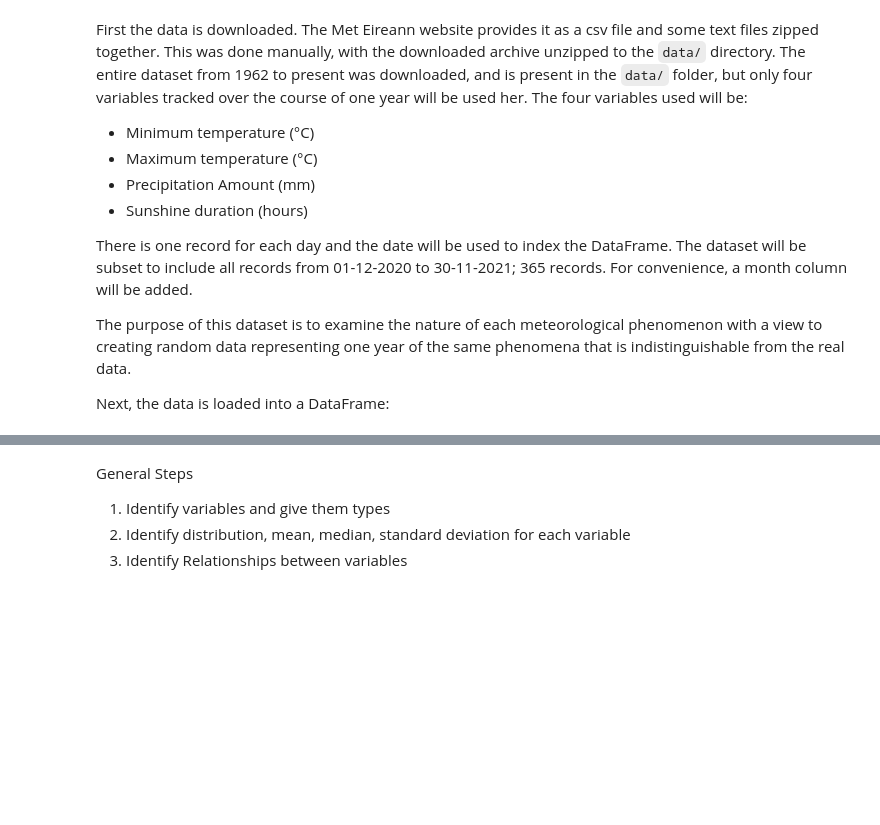
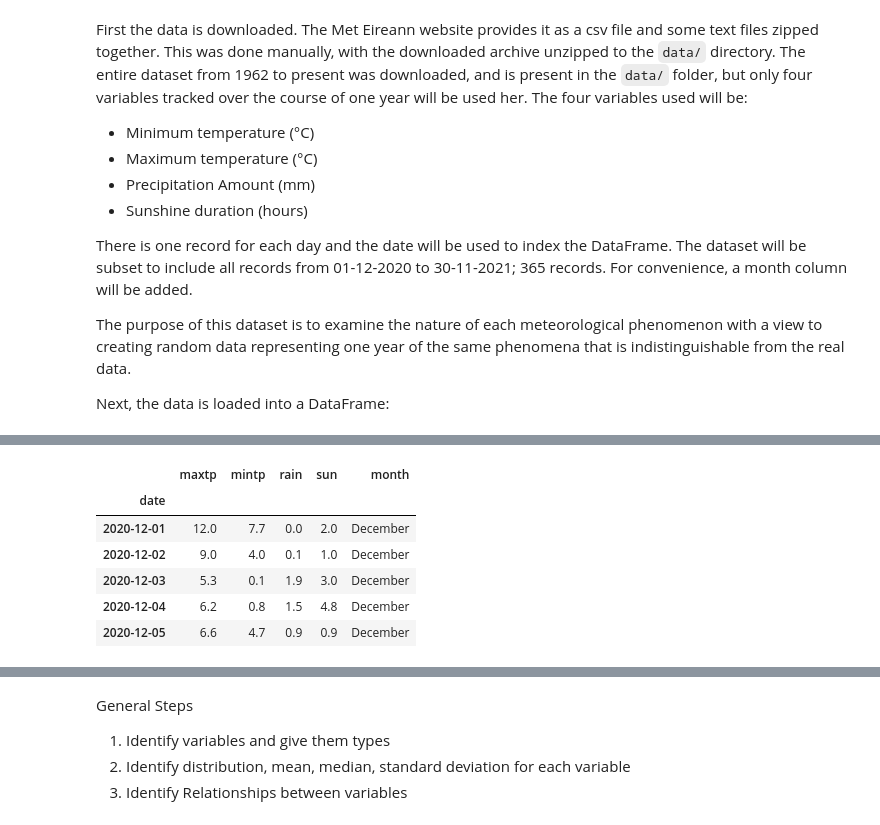
Before and after one commit to fod/simulation, a Jupyter notebook: simulation.ipynb, the cells around one changed output, grey strips where cells are left out. Saved outputs shown, nothing was run; the diff lists cells and outputs as text; code cells hidden in the pictures; blank space fills up the shorter version.

```diff
--- a/simulation.ipynb
+++ b/simulation.ipynb
@@ -47,0 +64,11 @@ df['month'] = pd.DatetimeIndex(df.index).month
+# %%
+# Take a look at the data
+df.head()
+# %% [output]
+|  | maxtp | mintp | rain | sun | month |
+| date |  |  |  |  |  |
+| 2020-12-01 | 12.0 | 7.7 | 0.0 | 2.0 | December |
+| 2020-12-02 | 9.0 | 4.0 | 0.1 | 1.0 | December |
+| 2020-12-03 | 5.3 | 0.1 | 1.9 | 3.0 | December |
+| 2020-12-04 | 6.2 | 0.8 | 1.5 | 4.8 | December |
+| 2020-12-05 | 6.6 | 4.7 | 0.9 | 0.9 | December |
```
Also changed, not shown: parts of 7 cells of this notebook.
